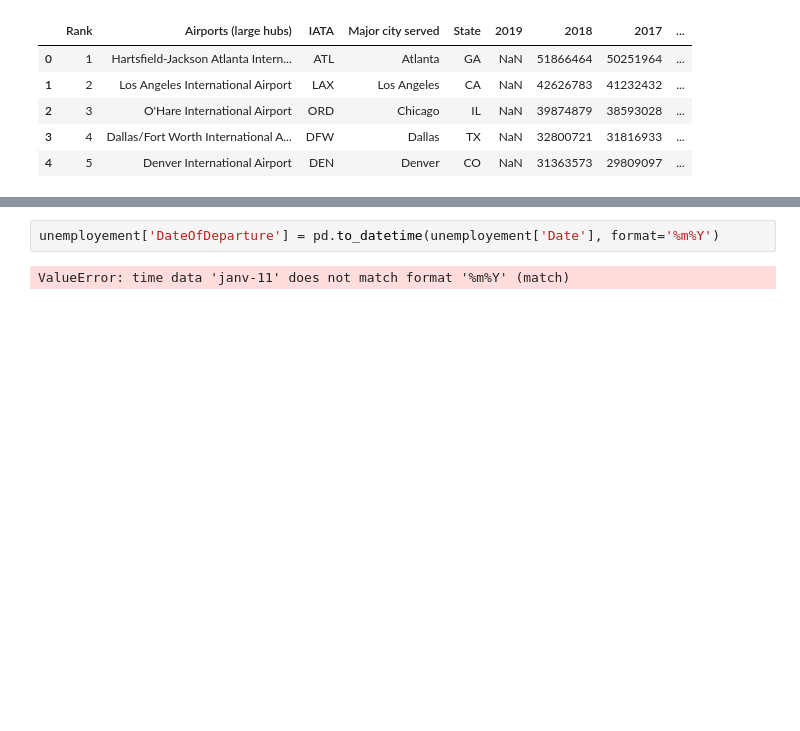
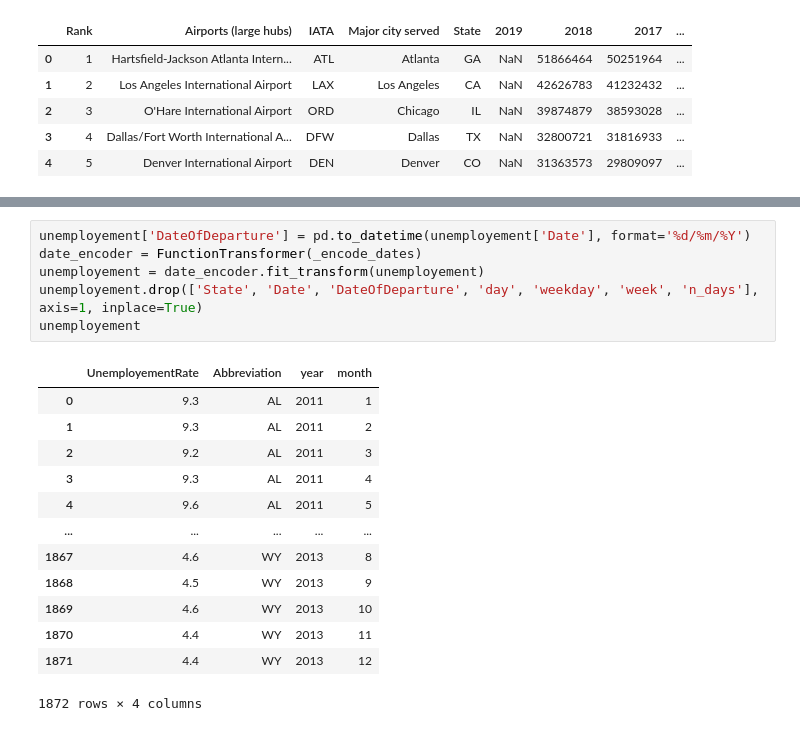
Before and after one commit to MaximeRedstone/air_traffic_project, a Jupyter notebook: testing_functions.ipynb, the cells around one changed output, grey strips where cells are left out. Drawn from its saved outputs; the diff is of its cells as text; blank space fills up the shorter version.

Commit message:
merged states and unemployement

```diff
--- a/testing_functions.ipynb
+++ b/testing_functions.ipynb
@@ -358,5 +358,21 @@ unemployement
 1872 rows × 4 columns
 # %%
-unemployement['DateOfDeparture'] = pd.to_datetime(unemployement['Date'], format='%m%Y')
+unemployement['DateOfDeparture'] = pd.to_datetime(unemployement['Date'], format='%d/%m/%Y')
+date_encoder = FunctionTransformer(_encode_dates)
+unemployement = date_encoder.fit_transform(unemployement)
+unemployement.drop(['State', 'Date', 'DateOfDeparture', 'day', 'weekday', 'week', 'n_days'], axis=1, inplace=True)
+unemployement
 # %% [output]
+|  | UnemployementRate | Abbreviation | year | month |
+| 0 | 9.3 | AL | 2011 | 1 |
+| 1 | 9.3 | AL | 2011 | 2 |
+| 2 | 9.2 | AL | 2011 | 3 |
+| 3 | 9.3 | AL | 2011 | 4 |
+| 4 | 9.6 | AL | 2011 | 5 |
+| ... | ... | ... | ... | ... |
+| 1867 | 4.6 | WY | 2013 | 8 |
+| 1868 | 4.5 | WY | 2013 | 9 |
+| 1869 | 4.6 | WY | 2013 | 10 |
+| 1870 | 4.4 | WY | 2013 | 11 |
+| 1871 | 4.4 | WY | 2013 | 12 |
-ValueError: time data 'janv-11' does not match format '%m%Y' (match)
+1872 rows × 4 columns
```
Also changed, not shown: parts of 9 cells of this notebook.
